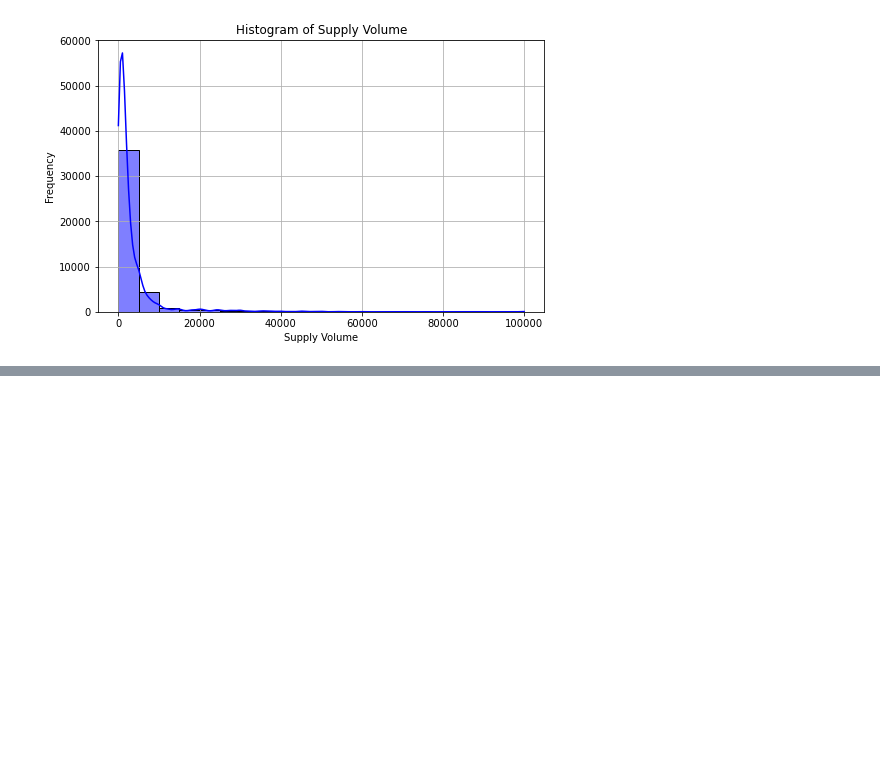
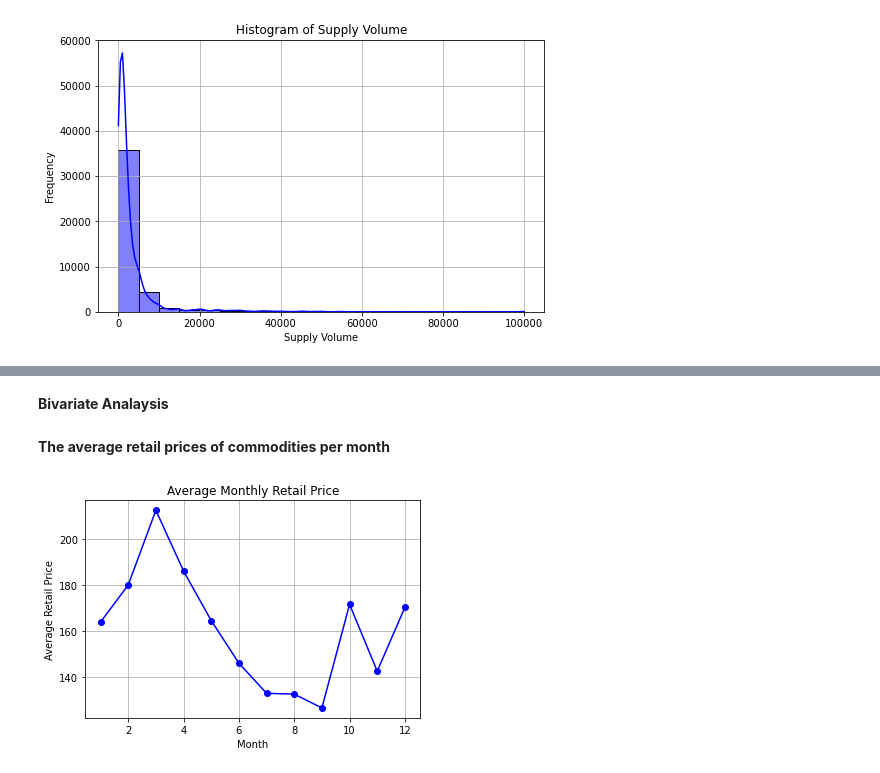
Before and after one commit to Victor-Mufasa/Agricultural-Commodity-Price-Forecasting, a Jupyter notebook: notebook/graham.ipynb, the cells around one changed output, grey strips where cells are left out. Cells and saved outputs as stored; diff of their text form; code cells hidden in the pictures; blank space fills up the shorter version.

```diff
--- a/notebook/graham.ipynb
+++ b/notebook/graham.ipynb
@@ -354,0 +377,15 @@ plot_histogram(combined_data, 'Supply Volume')
+# %% [markdown]
+**Bivariate Analaysis**
+# %% [markdown]
+**The average retail prices of commodities per month**
+# %%
+combined_data['Month'] = combined_data['Date'].dt.month
+monthly_trends = combined_data.groupby('Month')['Retail'].mean()
+monthly_trends.plot(kind='line', marker='o', color='blue')
+plt.title("Average Monthly Retail Price")
+plt.xlabel("Month")
+plt.ylabel("Average Retail Price")
+plt.grid(True)
+plt.show()
+# %% [output]
+[figure, added]
```
Also changed, not shown: parts of 11 cells of this notebook.
